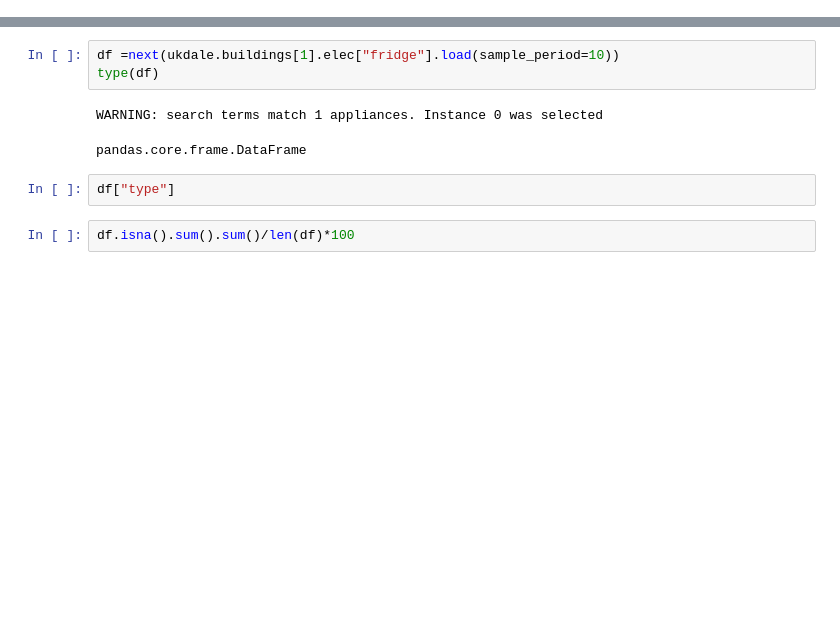
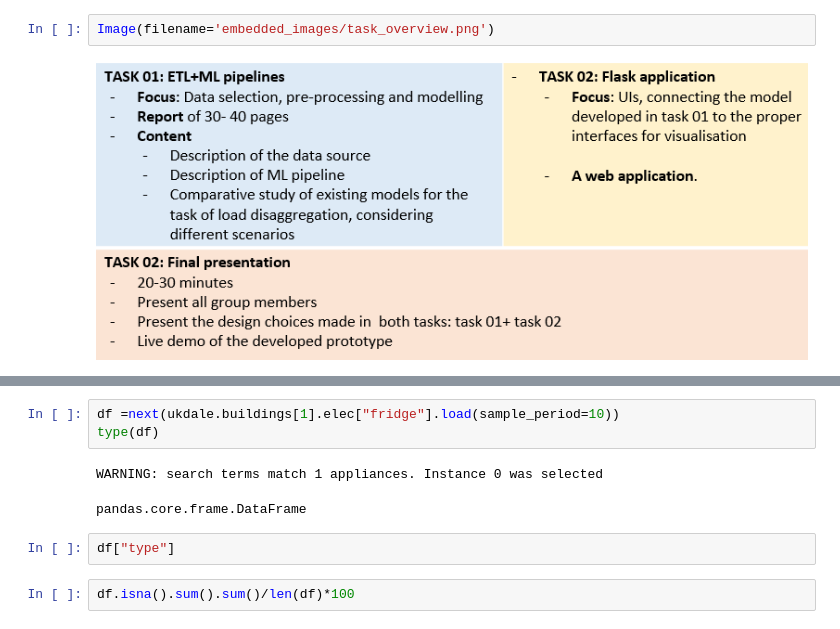
Before and after one commit to daviddeket/smart_meter_predictions, a Jupyter notebook: cs1_project_notebook.ipynb, the cells around one changed output, grey strips where cells are left out. Saved outputs shown, nothing was run; the diff lists cells and outputs as text; blank space fills up the shorter version.

```diff
--- a/cs1_project_notebook.ipynb
+++ b/cs1_project_notebook.ipynb
@@ -52,0 +6,4 @@ ValueError: Not a location (invalid object ID)
+# %%
+Image(filename='embedded_images/task_overview.png')
+# %% [output]
+[figure, added]
```
Also changed, not shown: parts of 13 cells of this notebook, 6 other files.
